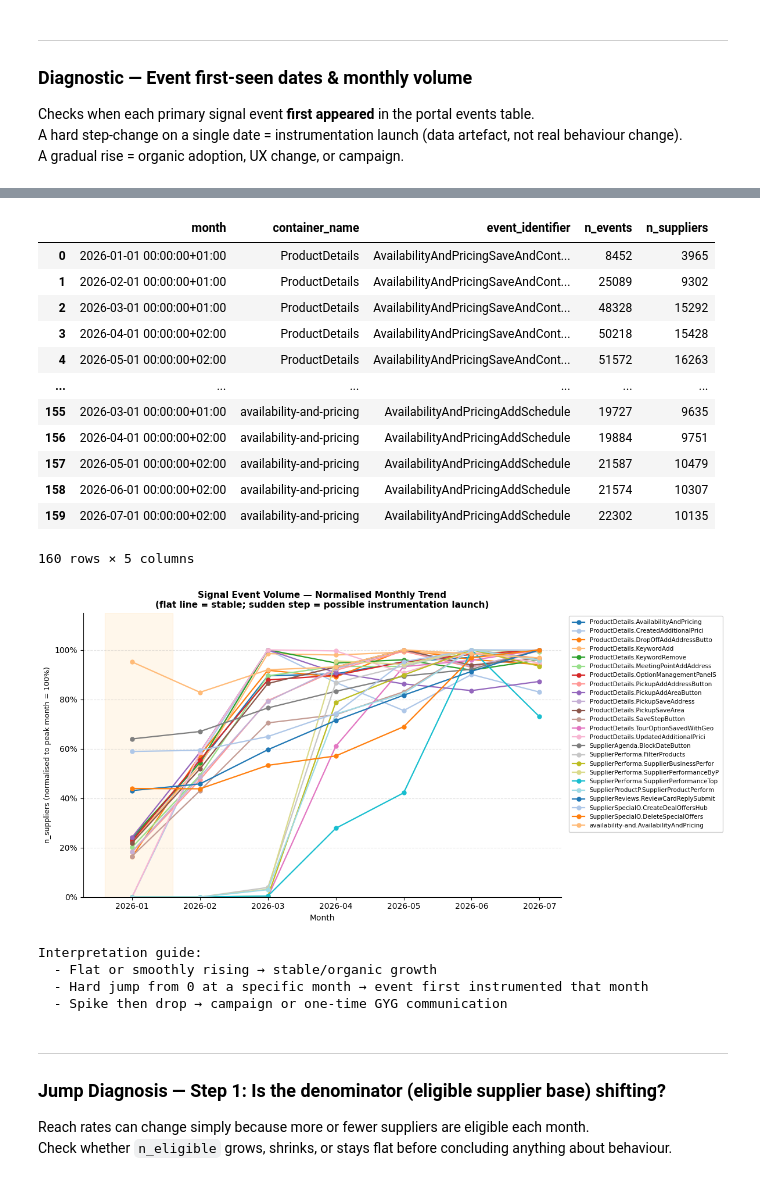
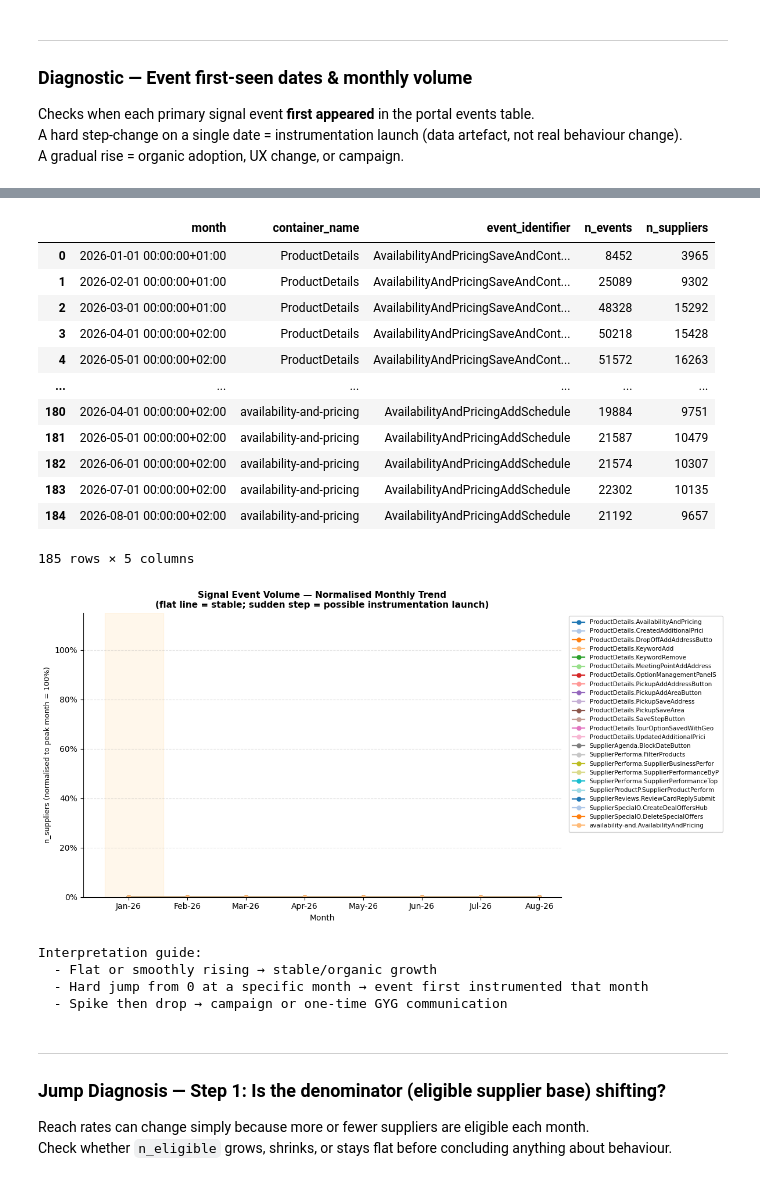
Before and after one commit to shazebasad-gyg/Supplier_Portal, a Jupyter notebook: engagement_framework/supplier_portal_engagement_v2.ipynb, the cells around one changed output, grey strips where cells are left out. Drawn from its saved outputs; the diff is of its cells as text; code cells hidden in the pictures.

```diff
--- a/engagement_framework/supplier_portal_engagement_v2.ipynb
+++ b/engagement_framework/supplier_portal_engagement_v2.ipynb
@@ -39,4 +39,26 @@ class _Spark:
 spark   = _Spark()
 display = _display
 print('Connected → analytics-warehouse (774b0b6877dcd0c3)')
+
+# Month axis labels: '2026-08' -> 'Aug-26'
+def fmt_month(m):
+    import datetime as _dt
+    m = str(m)[:7]
+    try:
+        return _dt.datetime.strptime(m, '%Y-%m').strftime('%b-%y')
+    except ValueError:
+        return m
+def fmt_months(seq):
+    return [fmt_month(x) for x in seq]
+
+# Shade the window where all 6 features report at full volume (Apr 2026 onward)
+def mark_full_instr(ax, months_raw, text='All 6 features live'):
+    ms = [str(m)[:7] for m in months_raw]
+    if '2026-04' not in ms:
+        return
+    i = ms.index('2026-04')
+    ax.axvspan(i - 0.5, len(ms) - 0.5, color='#2e72b8', alpha=0.07, zorder=0)
+    ax.axvline(i - 0.5, color='#2e72b8', linestyle='--', linewidth=1.2, zorder=1)
+    ax.text(i - 0.35, 0.97, text, transform=ax.get_xaxis_transform(),
+            fontsize=8, color='#2e72b8', fontweight='bold', va='top')
 # %% [output]
@@ -1104,7 +1117,8 @@ display(df_f)
 import matplotlib.pyplot as plt
 import matplotlib.ticker as mtick
 
-months  = df_f['month'].tolist()
+months_raw = df_f['month'].tolist()
+months  = fmt_months(df_f['month'].tolist())
 scores  = df_f['engagement_score_pct'].tolist()
 ns      = df_f['n_suppliers'].tolist()
 
@@ -1128,12 +1142,13 @@ ax.text(0.02, 0.97,
 
 ax.set_xlabel('Month', fontsize=10)
 ax.set_ylabel('Engagement index (base: 6 features = 100)', fontsize=10)
-ax.set_title('Portal Optimization Engagement Index (Activated) — Monthly Trend (Jan–Jul 2026)',
+ax.set_title('Portal Optimization Engagement Index (Activated) — Monthly Trend (Jan–Aug 2026)',
              fontsize=12, fontweight='bold')
 ax.set_ylim(0, max(scores) * 1.25)
 ax.grid(axis='y', linestyle='--', alpha=0.4)
 ax.spines[['top','right']].set_visible(False)
 
+mark_full_instr(ax, months_raw)
 plt.tight_layout()
 plt.show()
 # %% [output]
@@ -1645,7 +1665,7 @@ for bar, val in zip(bars, df_h_pd['avg_engagement_pct']):
     axes[0].text(val + 0.4, bar.get_y() + bar.get_height() / 2,
                  f'{val:.1f}', va='center', fontsize=9)
 axes[0].set_xlabel('Avg engagement index')
-axes[0].set_title('Engagement index by GMV tier — July 2026')
+axes[0].set_title('Engagement index by GMV tier — August 2026')
 axes[0].set_xlim(0, max(df_h_pd['avg_engagement_pct']) * 1.22)
 axes[0].grid(axis='x', alpha=0.3)
 axes[0].set_axisbelow(True)
@@ -1656,7 +1676,7 @@ for bar, val in zip(bars2, df_h_pd['n_suppliers']):
     axes[1].text(val + 200, bar.get_y() + bar.get_height() / 2,
                  f'{val:,}', va='center', fontsize=9)
 axes[1].set_xlabel('Number of suppliers')
-axes[1].set_title('Supplier count by GMV tier — July 2026')
+axes[1].set_title('Supplier count by GMV tier — August 2026')
 axes[1].grid(axis='x', alpha=0.3)
 axes[1].set_axisbelow(True)
 
@@ -2412,7 +2689,7 @@ SELECT
   COUNT(*)                        AS n_events,
   COUNT(DISTINCT supplier_id)     AS n_suppliers
 FROM production.core_supply.agg_supplier_portal_events_session_daily
-WHERE event_date BETWEEN '2026-01-01' AND '2026-07-31'
+WHERE event_date BETWEEN '2026-01-01' AND '2026-08-31'
   AND (container_name, event_identifier) IN (
     -- F1 Content Editing (direct saves)
     ('ProductDetails',             'SaveStepButton'),
@@ -2459,12 +2736,12 @@ display(df_vol)
 | 3 | 2026-04-01 00:00:00+02:00 | ProductDetails | AvailabilityAndPricingSaveAndCont... | 50218 | 15428 |
 | 4 | 2026-05-01 00:00:00+02:00 | ProductDetails | AvailabilityAndPricingSaveAndCont... | 51572 | 16263 |
 | ... | ... | ... | ... | ... | ... |
-| 155 | 2026-03-01 00:00:00+01:00 | availability-and-pricing | AvailabilityAndPricingAddSchedule | 19727 | 9635 |
-| 156 | 2026-04-01 00:00:00+02:00 | availability-and-pricing | AvailabilityAndPricingAddSchedule | 19884 | 9751 |
-| 157 | 2026-05-01 00:00:00+02:00 | availability-and-pricing | AvailabilityAndPricingAddSchedule | 21587 | 10479 |
-| 158 | 2026-06-01 00:00:00+02:00 | availability-and-pricing | AvailabilityAndPricingAddSchedule | 21574 | 10307 |
-| 159 | 2026-07-01 00:00:00+02:00 | availability-and-pricing | AvailabilityAndPricingAddSchedule | 22302 | 10135 |
+| 180 | 2026-04-01 00:00:00+02:00 | availability-and-pricing | AvailabilityAndPricingAddSchedule | 19884 | 9751 |
+| 181 | 2026-05-01 00:00:00+02:00 | availability-and-pricing | AvailabilityAndPricingAddSchedule | 21587 | 10479 |
+| 182 | 2026-06-01 00:00:00+02:00 | availability-and-pricing | AvailabilityAndPricingAddSchedule | 21574 | 10307 |
+| 183 | 2026-07-01 00:00:00+02:00 | availability-and-pricing | AvailabilityAndPricingAddSchedule | 22302 | 10135 |
+| 184 | 2026-08-01 00:00:00+02:00 | availability-and-pricing | AvailabilityAndPricingAddSchedule | 21192 | 9657 |
-160 rows × 5 columns
+185 rows × 5 columns
 # %%
 import matplotlib.pyplot as plt
 import matplotlib.ticker as mtick
@@ -2483,36 +2760,36 @@ pivot = df_vol.pivot_table(
 pivot_norm = pivot.div(pivot.max(axis=1), axis=0) * 100
 
 fig, ax = plt.subplots(figsize=(12, 6))
-months = sorted(df_vol['month_label'].unique())
+months = fmt_months(sorted(df_vol['month_label'].unique()))
 
 colors = plt.cm.tab20.colors
 for i, (signal, row) in enumerate(pivot_norm.iterrows()):
     vals = [row.get(m, 0) for m in months]
     ax.plot(months, vals, marker='o', linewidth=1.6, markersize=5,
             color=colors[i % len(colors)], label=signal)
 
 ax.axvspan(-0.4, 0.6, alpha=0.08, color='orange', zorder=0)
 ax.set_xlabel('Month', fontsize=10)
 ax.set_ylabel('n_suppliers (normalised to peak month = 100%)', fontsize=9)
 ax.set_title('Signal Event Volume — Normalised Monthly Trend\n'
              '(flat line = stable; sudden step = possible instrumentation launch)',
              fontsize=11, fontweight='bold')
 ax.yaxis.set_major_formatter(mtick.PercentFormatter(xmax=100, decimals=0))
 ax.set_ylim(0, 115)
 ax.grid(axis='y', linestyle='--', alpha=0.35)
 ax.spines[['top','right']].set_visible(False)
 ax.legend(loc='upper left', bbox_to_anchor=(1.01, 1), fontsize=7.5,
           framealpha=0.9, borderpad=0.6)
 
 plt.tight_layout()
 plt.show()
 print()
 print('Interpretation guide:')
 print('  - Flat or smoothly rising → stable/organic growth')
 print('  - Hard jump from 0 at a specific month → event first instrumented that month')
 print('  - Spike then drop → campaign or one-time GYG communication')
 # %% [output]
-[figure, old version]
+[figure, new version]
 Interpretation guide:
   - Flat or smoothly rising → stable/organic growth
   - Hard jump from 0 at a specific month → event first instrumented that month
```
Also changed, not shown: parts of 53 cells of this notebook.
